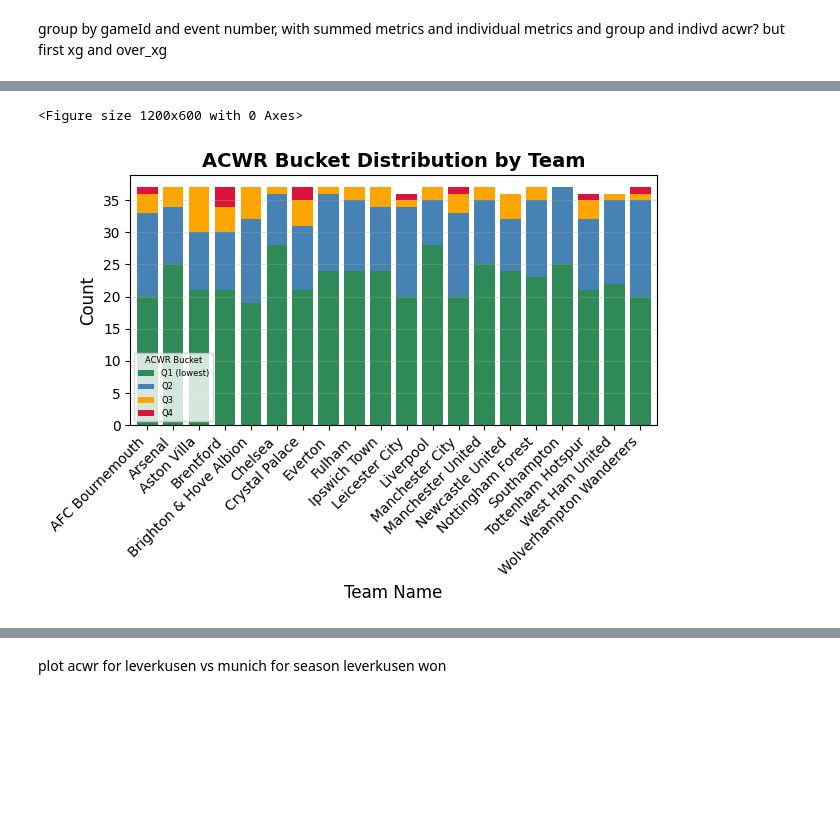
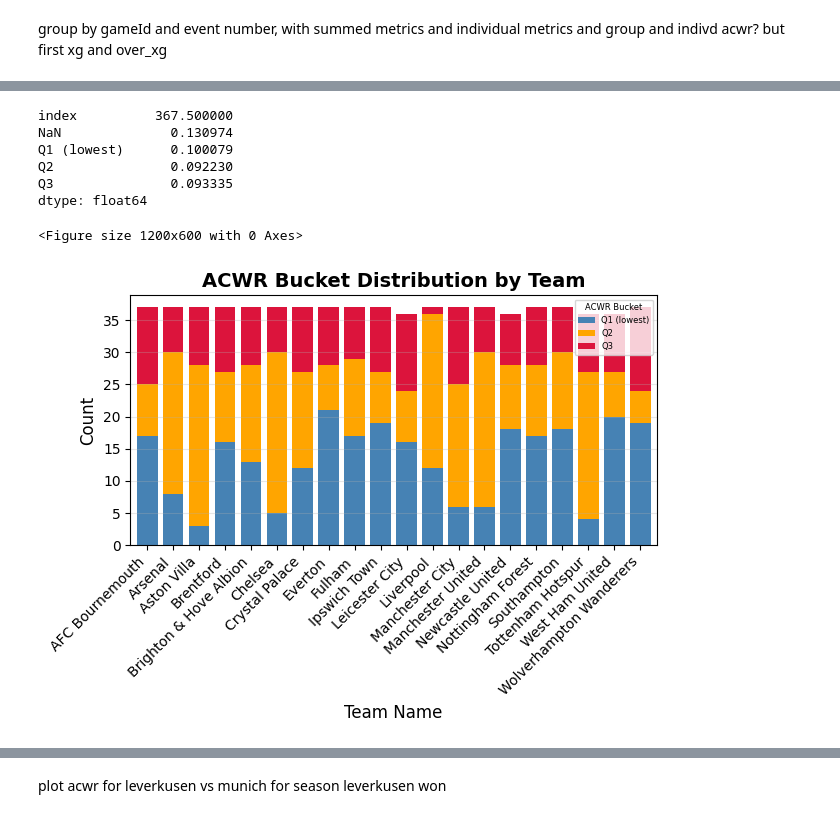
Before and after one commit to conormalone/Hudl_Performance_Insights_2025, a Jupyter notebook: team_xg_working.ipynb, the cells around one changed output, grey strips where cells are left out. Drawn from its saved outputs; the diff is of its cells as text; code cells hidden in the pictures; blank space fills up the shorter version.

```diff
--- a/team_xg_working.ipynb
+++ b/team_xg_working.ipynb
@@ -13,6 +13,7 @@ pd.set_option('display.max_columns', None)
 # %%
 team_metrics_df = pd.read_csv("team_metric_df.csv")
 team_metrics_df["over_xg"] = team_metrics_df["goal"]  - team_metrics_df["statsbomb_xg"]
+team_metrics_df = team_metrics_df[team_metrics_df.penalty==0]
 print(len(team_metrics_df))
 team_metrics_df = team_metrics_df.fillna(0)
 # %% [output]
@@ -20,11 +58,13 @@ ParserError: Error tokenizing data. C error: Calling read(nbytes) on source fail
 # %%
-def workload_index(df, period):
+def workload_index2(df, period):
     return (
-        #df[f"Total Distance_{period}"] +#orig
-        df[f"Running Distance_{period}"] +#
-        3 * df[f"High Speed Running (HSR) Distance_{period}"] +#orig
-        #3 * df[f"High Intensity (HI) Distance_{period}"] +
-        5 * df[f"Sprinting Distance_{period}"] #orig
+        abs(df[f"Count High Deceleration_{period}"]) +
+        abs(df[f"Count High Acceleration_{period}"]) +
+
+        abs(df[f"High Speed Running (HSR) Distance_{period}"]) +
+        abs(df[f"Sprinting Distance_{period}"])
+        ##abs(df[f"Running Distance_{period}"]) +#orig
+
     )
 
 # Example: compute workload index for different periods
@@ -32,11 +72,11 @@ for period in ["now", "half", "game", "1_week", "2_week", "1_month"]:
     team_metrics_df[f"WI_{period}"] = workload_index(team_metrics_df, period)
 
 # Compute ACWR (Acute:Chronic Workload Ratio)
-team_metrics_df["ACWR"] = team_metrics_df["WI_1_week"] / (team_metrics_df["WI_1_month"]/4)
+team_metrics_df["ACWR"] = (team_metrics_df["WI_1_week"])/ (team_metrics_df["WI_1_month"]/4)#
 team_metrics_df["ACWR"] = np.where(team_metrics_df["ACWR"].isna(), 0,team_metrics_df["ACWR"])
 team_metrics_df["ACWR_bucket"] = pd.cut(
     team_metrics_df["ACWR"],
-    bins=[-float('inf'), 0.8, 1.3, 2, float('inf')],
-    labels=["Q1 (lowest)", "Q2", "Q3", "Q4"]
+    bins=[-float('inf'), 0.01, 2.5, float('inf')], #bins=[-float('inf'), 0.01, 1, float('inf')],# bins=[-float('inf'), 0.8, 1.3, 2, float('inf')],
+    labels=["Q1 (lowest)", "Q2", "Q3"]#, "Q4"
 )
 team_metrics_df["ACWR_pos"] = np.where(team_metrics_df["ACWR"]>0, 1,0)
@@ -301,10 +350,10 @@ team_agg_df.columns = [f"{col[0]}_{col[1]}" if col[1] != '' else col[0]
                                 for col in team_agg_df.columns]
 team_agg_df["ACWR_bucket"] = pd.cut(
     team_agg_df["ACWR_mean"],
-    bins=[-float('inf'), 0.8, 1.3, 2, float('inf')],
-    labels=["Q1 (lowest)", "Q2", "Q3", "Q4"]
+    bins=[-float('inf'), 0.01, 2.5, float('inf')], #bins=[-float('inf'), 0.01, 1, float('inf')],# bins=[-float('inf'), 0.8, 1.3, 2, float('inf')],
+    labels=["Q1 (lowest)", "Q2", "Q3"]
 )
 teamname_agg = team_agg_df.merge(teamlist, on="shot_team_id",how="left")
 teamname_agg = teamname_agg[teamname_agg.team_name.isin(standard_pl_teams)]
-teamname_agg['match_date'] = pd.to_datetime(teamname_agg['match_date'], format='%d/%m/%Y')
-teamname_agg = teamname_agg[teamname_agg.match_date>datetime(2024,8,1)]
+teamname_agg['match_date'] = pd.to_datetime(teamname_agg['match_date'], format='%Y-%m-%d')
+teamname_agg = teamname_agg[teamname_agg.match_date>dt.datetime(2024,8,1)]
@@ -311,33 +418,42 @@ teamname_agg = teamname_agg[teamname_agg.match_date>datetime(2024,8,1)]
+# %%
+df_wide.mean()
+# %% [output]
+index          367.500000
+NaN              0.130974
+Q1 (lowest)      0.100079
+Q2               0.092230
+Q3               0.093335
+dtype: float64
 # %%
 cross_tab = pd.crosstab(teamname_agg['team_name'], teamname_agg['ACWR_bucket'])
 
 # Ensure all 4 ACWR buckets are present (even if some have zero counts)
-all_buckets = ['Q1 (lowest)', 'Q2', 'Q3', 'Q4']
+all_buckets = ['Q1 (lowest)', 'Q2', 'Q3']
 for bucket in all_buckets:
     if bucket not in cross_tab.columns:
         cross_tab[bucket] = 0
 
 # Reorder columns to match Q1-Q4 sequence
 cross_tab = cross_tab[all_buckets]
 
 # Define colors for each bucket
-colors = ['#2E8B57', '#4682B4', '#FFA500', '#DC143C']  # Q1: green, Q2: blue, Q3: orange, Q4: red
+colors = [ '#4682B4', '#FFA500', '#DC143C']  #'#2E8B57', Q1: green, Q2: blue, Q3: orange, Q4: red
 
 # Create the stacked bar chart
 plt.figure(figsize=(12, 6))
 ax = cross_tab.plot(kind='bar', stacked=True, color=colors, width=0.8)
 
 plt.title('ACWR Bucket Distribution by Team', fontsize=14, fontweight='bold')
 plt.xlabel('Team Name', fontsize=12)
 plt.ylabel('Count', fontsize=12)
 plt.xticks(rotation=45, ha='right')
 plt.legend(title='ACWR Bucket', title_fontsize=6, fontsize=6)
 plt.grid(axis='y', alpha=0.3)
 plt.tight_layout()
 plt.show()
 # %% [output]
 <Figure size 1200x600 with 0 Axes>
-[figure, old version]
+[figure, new version]
 # %%
 cross_tab_percent = cross_tab.div(cross_tab.sum(axis=1), axis=0) * 100
 
```
Also changed, not shown: parts of 73 cells of this notebook, 1 other file.
